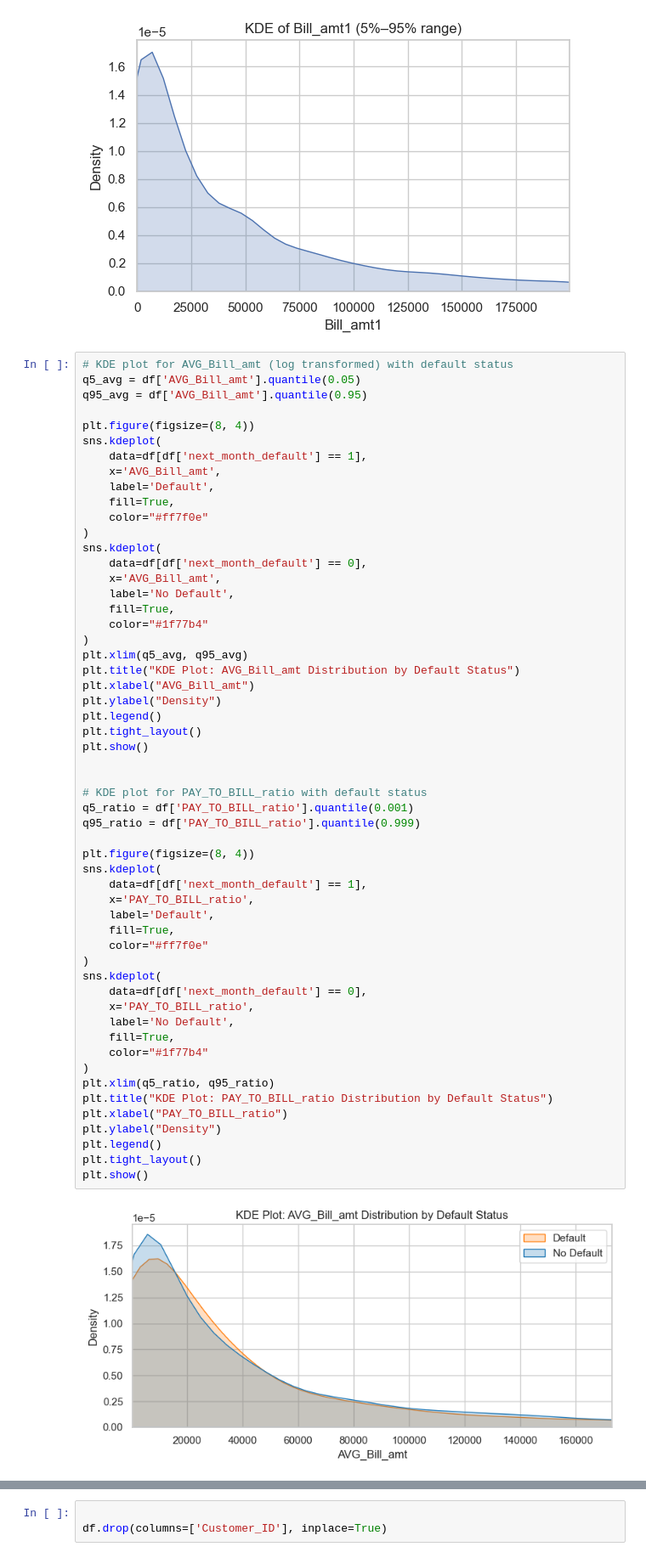
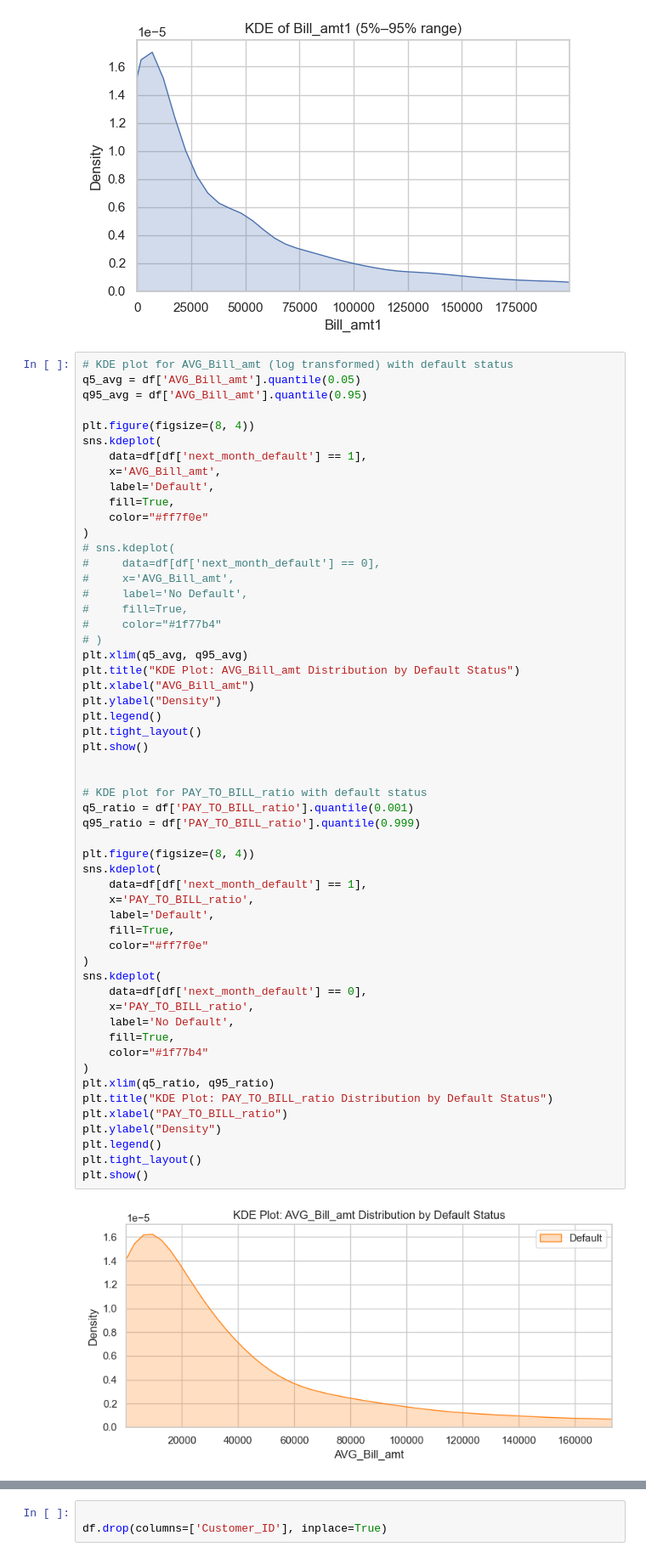
Before and after one commit to krishsingla06/Credit-Card-Default-Prediction-23114050, a Jupyter notebook: main.ipynb, the cells around one changed output, grey strips where cells are left out. Shown at 85% size. Saved outputs shown, nothing was run; the diff lists cells and outputs as text.

```diff
--- a/main.ipynb
+++ b/main.ipynb
@@ -497,13 +493,13 @@ sns.kdeplot(
     fill=True,
     color="#ff7f0e"
 )
-sns.kdeplot(
-    data=df[df['next_month_default'] == 0],
-    x='AVG_Bill_amt',
-    label='No Default',
-    fill=True,
-    color="#1f77b4"
-)
+# sns.kdeplot(
+#     data=df[df['next_month_default'] == 0],
+#     x='AVG_Bill_amt',
+#     label='No Default',
+#     fill=True,
+#     color="#1f77b4"
+# )
 plt.xlim(q5_avg, q95_avg)
 plt.title("KDE Plot: AVG_Bill_amt Distribution by Default Status")
 plt.xlabel("AVG_Bill_amt")
@@ -513,34 +509,34 @@ plt.tight_layout()
 plt.show()
 
 
 # KDE plot for PAY_TO_BILL_ratio with default status
 q5_ratio = df['PAY_TO_BILL_ratio'].quantile(0.001)
 q95_ratio = df['PAY_TO_BILL_ratio'].quantile(0.999)
 
 plt.figure(figsize=(8, 4))
 sns.kdeplot(
     data=df[df['next_month_default'] == 1],
     x='PAY_TO_BILL_ratio',
     label='Default',
     fill=True,
     color="#ff7f0e"
 )
 sns.kdeplot(
     data=df[df['next_month_default'] == 0],
     x='PAY_TO_BILL_ratio',
     label='No Default',
     fill=True,
     color="#1f77b4"
 )
 plt.xlim(q5_ratio, q95_ratio)
 plt.title("KDE Plot: PAY_TO_BILL_ratio Distribution by Default Status")
 plt.xlabel("PAY_TO_BILL_ratio")
 plt.ylabel("Density")
 plt.legend()
 plt.tight_layout()
 plt.show()
 # %% [output]
-[figure, old version]
+[figure, new version]
 [figure]
 # %%
 # EDA for Bill Amounts# Columns for monthly bill amounts
```
Also changed, not shown: parts of 17 cells of this notebook, 12 other files.
